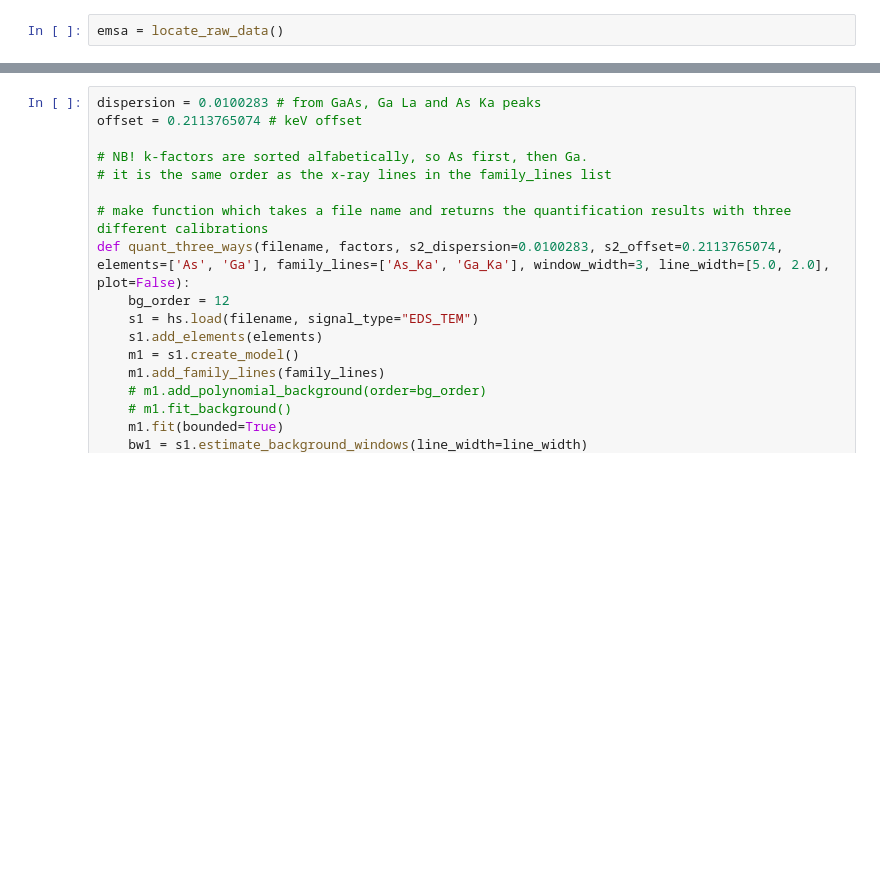
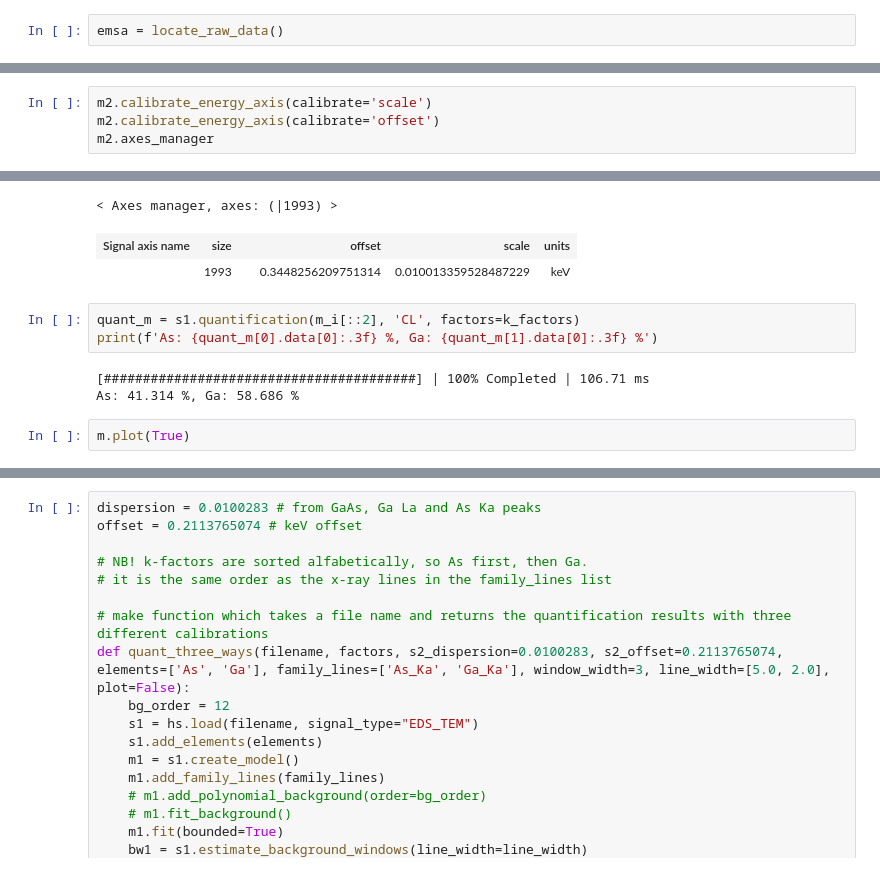
Before and after one commit to brynjarmorka/eds-analysis, a Jupyter notebook: src/week14_hspy_quant.ipynb, the cells around one changed output, grey strips where cells are left out. Cells and saved outputs as stored; diff of their text form; blank space fills up the shorter version.

```diff
--- a/src/week14_hspy_quant.ipynb
+++ b/src/week14_hspy_quant.ipynb
@@ -46,0 +175,5 @@ s1.plot(xray_lines=True)
+# %%
+m2.calibrate_energy_axis(calibrate='scale')
+m2.calibrate_energy_axis(calibrate='offset')
+m2.axes_manager
+# %% [output]
@@ -46,0 +182,11 @@ s1.plot(xray_lines=True)
+< Axes manager, axes: (|1993) >
+| Signal axis name | size |  | offset | scale | units |
+|  | 1993 |  | 0.3448256209751314 | 0.010013359528487229 | keV |
+# %%
+quant_m = s1.quantification(m_i[::2], 'CL', factors=k_factors)
+print(f'As: {quant_m[0].data[0]:.3f} %, Ga: {quant_m[1].data[0]:.3f} %')
+# %% [output]
+[########################################] | 100% Completed | 106.71 ms
+As: 41.314 %, Ga: 58.686 %
+# %%
+m.plot(True)
```
Also changed, not shown: parts of 28 cells of this notebook, 3 other files.
